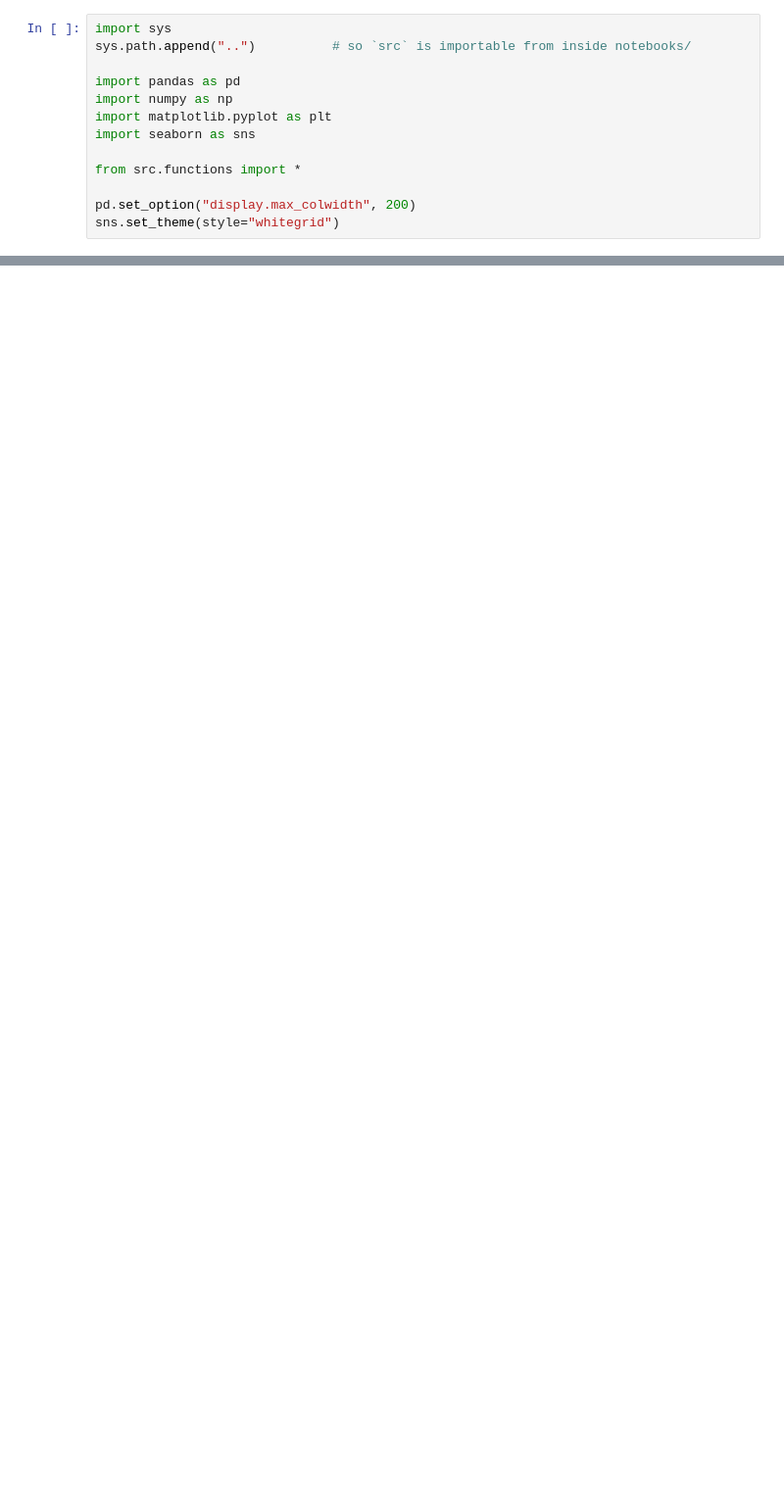
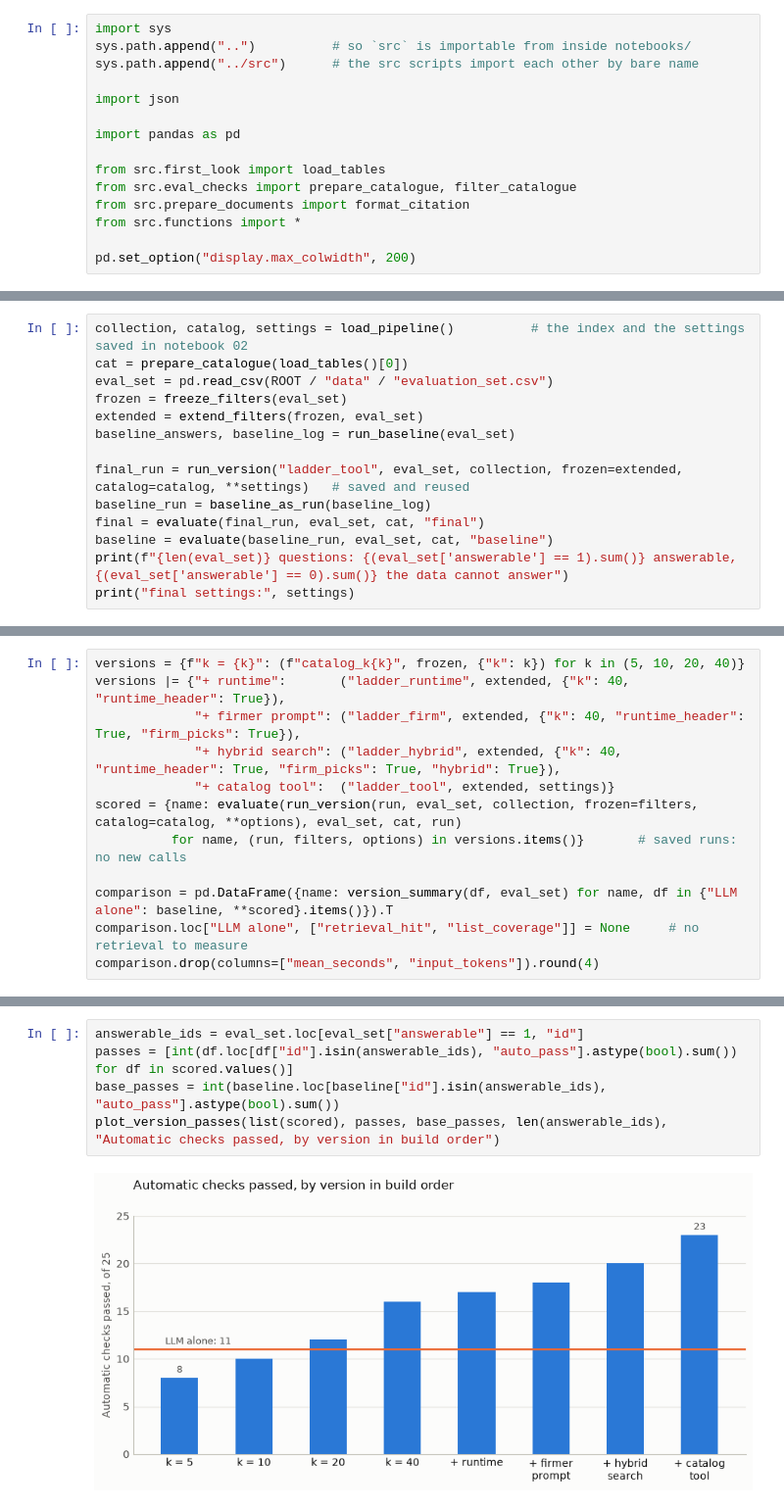
Before and after one commit to gbrlgms/project-3-ai-product, a Jupyter notebook: notebooks/03_evaluate.ipynb, the cells around one changed output, grey strips where cells are left out. Shown at 98% size. Drawn from its saved outputs; the diff is of its cells as text; blank space fills up the shorter version.

Commit message:
Day 4 checkpoint

```diff
--- a/notebooks/03_evaluate.ipynb
+++ b/notebooks/03_evaluate.ipynb
@@ -16,13 +16,15 @@
 # %%
 import sys
 sys.path.append("..")          # so `src` is importable from inside notebooks/
+sys.path.append("../src")      # the src scripts import each other by bare name
+
+import json
 
 import pandas as pd
-import numpy as np
-import matplotlib.pyplot as plt
-import seaborn as sns
 
+from src.first_look import load_tables
+from src.eval_checks import prepare_catalogue, filter_catalogue
+from src.prepare_documents import format_citation
 from src.functions import *
 
 pd.set_option("display.max_colwidth", 200)
-sns.set_theme(style="whitegrid")
@@ -63,0 +50,14 @@ Would you ship it, to whom, and with what warning? What data, products or questi
+# %%
+collection, catalog, settings = load_pipeline()          # the index and the settings saved in notebook 02
+cat = prepare_catalogue(load_tables()[0])
+eval_set = pd.read_csv(ROOT / "data" / "evaluation_set.csv")
+frozen = freeze_filters(eval_set)
+extended = extend_filters(frozen, eval_set)
+baseline_answers, baseline_log = run_baseline(eval_set)
+
+final_run = run_version("ladder_tool", eval_set, collection, frozen=extended, catalog=catalog, **settings)   # saved and reused
+baseline_run = baseline_as_run(baseline_log)
+final = evaluate(final_run, eval_set, cat, "final")
+baseline = evaluate(baseline_run, eval_set, cat, "baseline")
+print(f"{len(eval_set)} questions: {(eval_set['answerable'] == 1).sum()} answerable, {(eval_set['answerable'] == 0).sum()} the data cannot answer")
+print("final settings:", settings)
@@ -63,0 +67,12 @@ Would you ship it, to whom, and with what warning? What data, products or questi
+# %%
+versions = {f"k = {k}": (f"catalog_k{k}", frozen, {"k": k}) for k in (5, 10, 20, 40)}
+versions |= {"+ runtime":       ("ladder_runtime", extended, {"k": 40, "runtime_header": True}),
+             "+ firmer prompt": ("ladder_firm", extended, {"k": 40, "runtime_header": True, "firm_picks": True}),
+             "+ hybrid search": ("ladder_hybrid", extended, {"k": 40, "runtime_header": True, "firm_picks": True, "hybrid": True}),
+             "+ catalog tool":  ("ladder_tool", extended, settings)}
+scored = {name: evaluate(run_version(run, eval_set, collection, frozen=filters, catalog=catalog, **options), eval_set, cat, run)
+          for name, (run, filters, options) in versions.items()}       # saved runs: no new calls
+
+comparison = pd.DataFrame({name: version_summary(df, eval_set) for name, df in {"LLM alone": baseline, **scored}.items()}).T
+comparison.loc["LLM alone", ["retrieval_hit", "list_coverage"]] = None     # no retrieval to measure
+comparison.drop(columns=["mean_seconds", "input_tokens"]).round(4)
@@ -63,0 +90,7 @@ Would you ship it, to whom, and with what warning? What data, products or questi
+# %%
+answerable_ids = eval_set.loc[eval_set["answerable"] == 1, "id"]
+passes = [int(df.loc[df["id"].isin(answerable_ids), "auto_pass"].astype(bool).sum()) for df in scored.values()]
+base_passes = int(baseline.loc[baseline["id"].isin(answerable_ids), "auto_pass"].astype(bool).sum())
+plot_version_passes(list(scored), passes, base_passes, len(answerable_ids), "Automatic checks passed, by version in build order")
+# %% [output]
+[figure, added]
```
Also changed, not shown: parts of 32 cells of this notebook, 13 other files.
